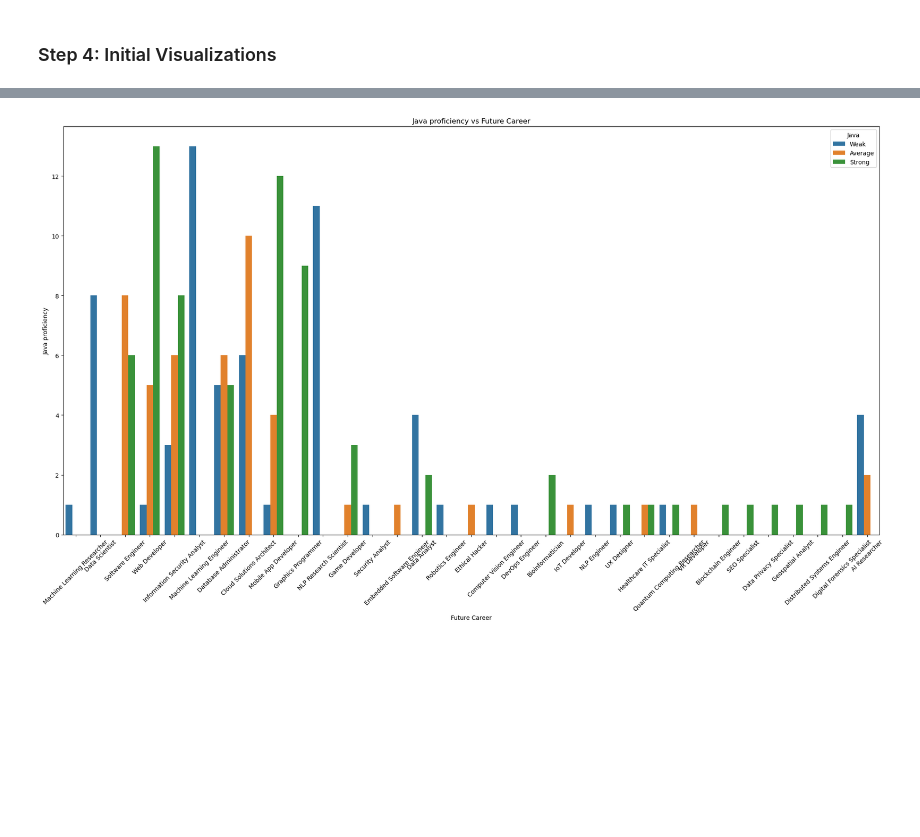
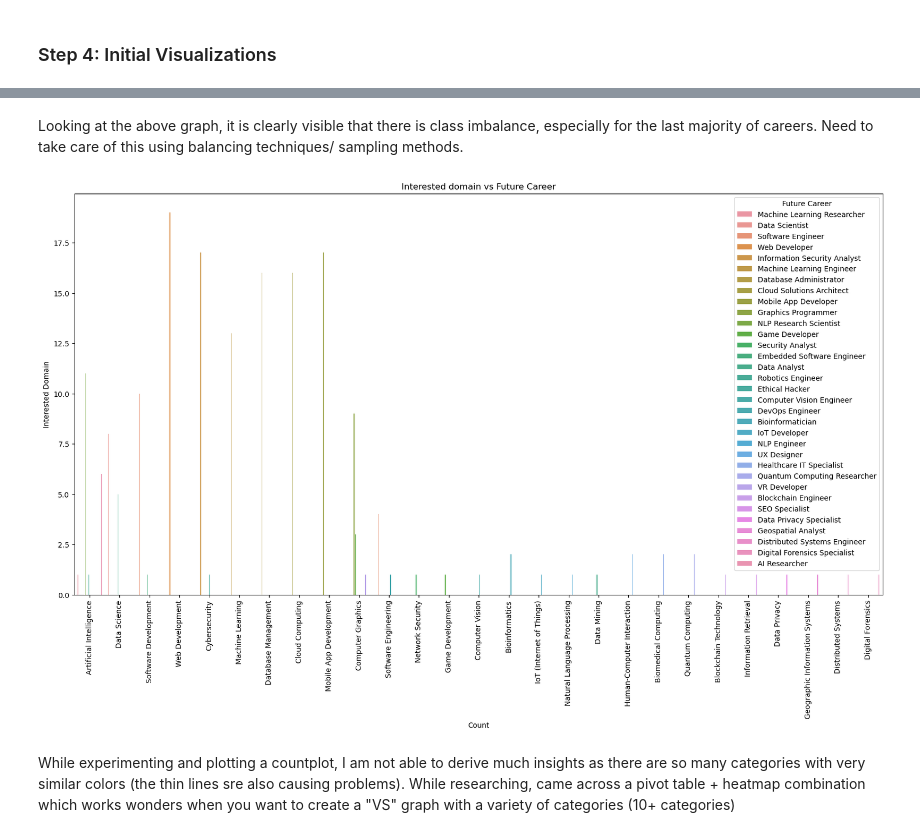
Before and after one commit to pegasus991/career-counsellor-ml, a Jupyter notebook: notebooks/EDA.ipynb, the cells around one changed output, grey strips where cells are left out. Saved outputs shown, nothing was run; the diff lists cells and outputs as text; code cells hidden in the pictures; blank space fills up the shorter version.

```diff
--- a/notebooks/EDA.ipynb
+++ b/notebooks/EDA.ipynb
@@ -181,12 +198,15 @@ plt.show()
-# %%
-#Java proficiency vs Future Career
-plt.figure(figsize=(20,12))
-sns.countplot(data=df, x='Future Career', hue='Java')
-plt.title('Java proficiency vs Future Career')
-plt.xticks(rotation=45)
-plt.xlabel('Future Career')
-plt.ylabel('Java proficiency')
-plt.tight_layout()
-plt.show()
-# %% [output]
-[figure, removed]
+# %% [markdown]
+Looking at the above graph, it is clearly visible that there is class imbalance, especially for the last majority of careers. Need to take care of this using balancing techniques/ sampling methods.
+# %%
+#Interested domain vs Future career
+plt.figure(figsize=(20,10))
+sns.countplot(data=df, x='Interested Domain', hue='Future Career')
+plt.title("Interested domain vs Future Career")
+plt.xticks(rotation=90)
+plt.xlabel('Count')
+plt.ylabel('Interested Domain')
+plt.show()
+# %% [output]
+[figure, added]
+# %% [markdown]
+While experimenting and plotting a countplot, I am not able to derive much insights as there are so many categories with very similar colors (the thin lines sre also causing problems). While researching, came across a pivot table + heatmap combination which works wonders when you want to create a "VS" graph with a variety of categories (10+ categories)
```
Also changed, not shown: parts of 20 cells of this notebook.
